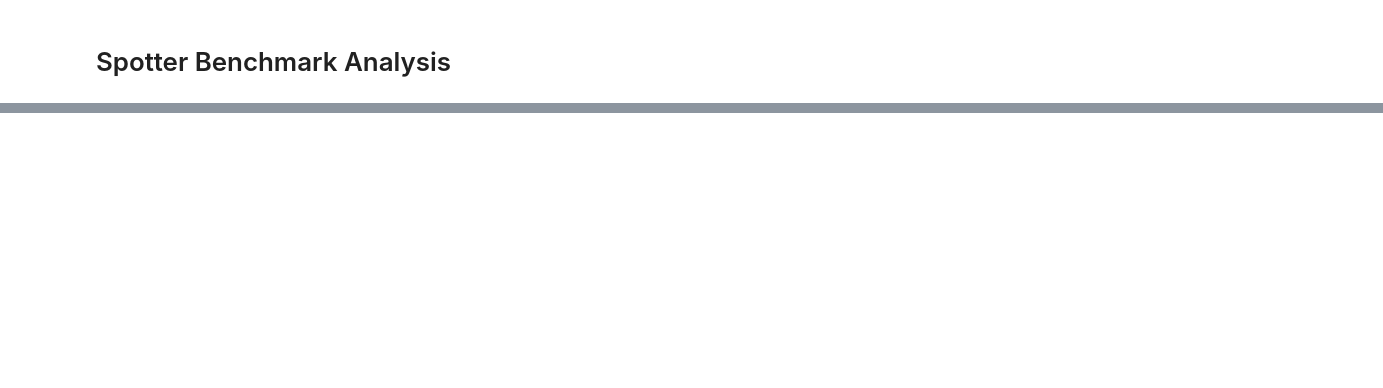
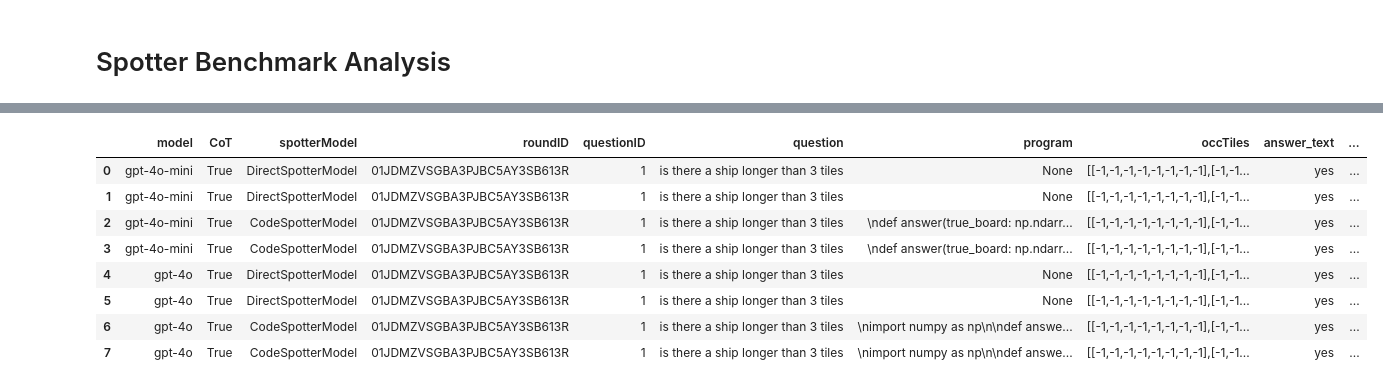
Before and after one commit to gabegrand/battleship, a Jupyter notebook: experiments/collaborative/spotter_analysis.ipynb, the cells around one changed output, grey strips where cells are left out. Drawn from its saved outputs; the diff is of its cells as text; code cells hidden in the pictures; blank space fills up the shorter version.

```diff
--- a/experiments/collaborative/spotter_analysis.ipynb
+++ b/experiments/collaborative/spotter_analysis.ipynb
@@ -36,10 +44,20 @@ df_gold = load_dataset(experiment_path=PATH_DATA, use_gold=True)
 # %%
 RESULTS_PATH = os.path.join(
-    "spotter_benchmarks", "run_2025_07_03_17_19_12", "summary.json"
+    "spotter_benchmarks", "run_2025_07_07_11_04_28", "summary.json"
 )
 
 df = pd.read_json(RESULTS_PATH)
 df
+# %% [output]
+|  | model | CoT | spotterModel | roundID | questionID | question | program | occTiles | answer_text | ... |
+| 0 | gpt-4o-mini | True | DirectSpotterModel | 01JDMZVSGBA3PJBC5AY3SB613R | 1 | is there a ship longer than 3 tiles | None | [[-1,-1,-1,-1,-1,-1,-1,-1],[-1,-1... | yes | ... |
+| 1 | gpt-4o-mini | True | DirectSpotterModel | 01JDMZVSGBA3PJBC5AY3SB613R | 1 | is there a ship longer than 3 tiles | None | [[-1,-1,-1,-1,-1,-1,-1,-1],[-1,-1... | yes | ... |
+| 2 | gpt-4o-mini | True | CodeSpotterModel | 01JDMZVSGBA3PJBC5AY3SB613R | 1 | is there a ship longer than 3 tiles | \ndef answer(true_board: np.ndarr... | [[-1,-1,-1,-1,-1,-1,-1,-1],[-1,-1... | yes | ... |
+| 3 | gpt-4o-mini | True | CodeSpotterModel | 01JDMZVSGBA3PJBC5AY3SB613R | 1 | is there a ship longer than 3 tiles | \ndef answer(true_board: np.ndarr... | [[-1,-1,-1,-1,-1,-1,-1,-1],[-1,-1... | yes | ... |
+| 4 | gpt-4o | True | DirectSpotterModel | 01JDMZVSGBA3PJBC5AY3SB613R | 1 | is there a ship longer than 3 tiles | None | [[-1,-1,-1,-1,-1,-1,-1,-1],[-1,-1... | yes | ... |
+| 5 | gpt-4o | True | DirectSpotterModel | 01JDMZVSGBA3PJBC5AY3SB613R | 1 | is there a ship longer than 3 tiles | None | [[-1,-1,-1,-1,-1,-1,-1,-1],[-1,-1... | yes | ... |
+| 6 | gpt-4o | True | CodeSpotterModel | 01JDMZVSGBA3PJBC5AY3SB613R | 1 | is there a ship longer than 3 tiles | \nimport numpy as np\n\ndef answe... | [[-1,-1,-1,-1,-1,-1,-1,-1],[-1,-1... | yes | ... |
+| 7 | gpt-4o | True | CodeSpotterModel | 01JDMZVSGBA3PJBC5AY3SB613R | 1 | is there a ship longer than 3 tiles | \nimport numpy as np\n\ndef answe... | [[-1,-1,-1,-1,-1,-1,-1,-1],[-1,-1... | yes | ... |
 # %%
 # Add display names and categorizations for analysis
 def add_display_fields(df):
```
Also changed, not shown: parts of 7 cells of this notebook, 5 other files.
